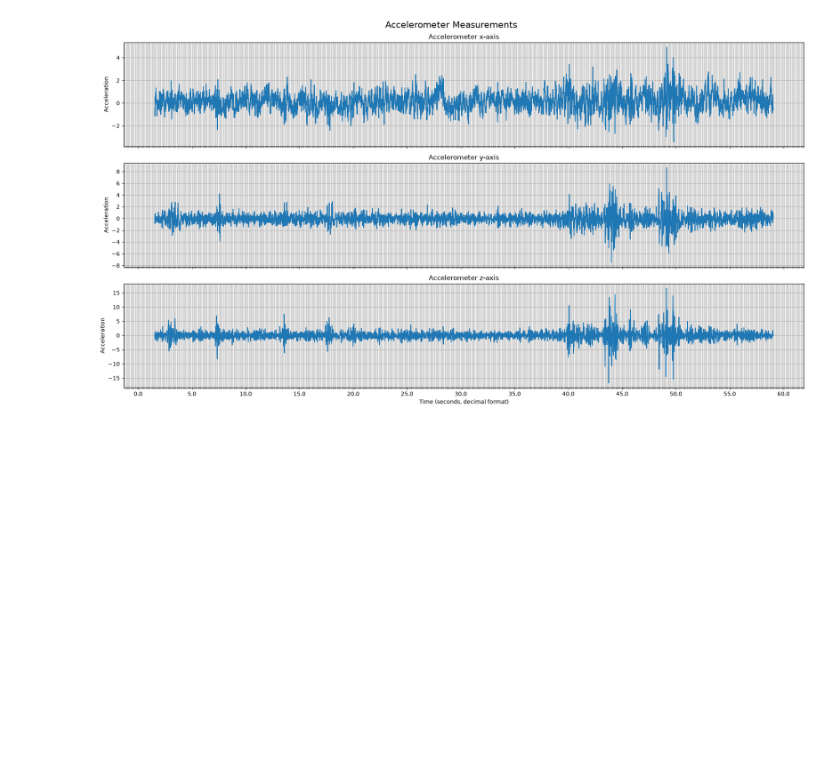
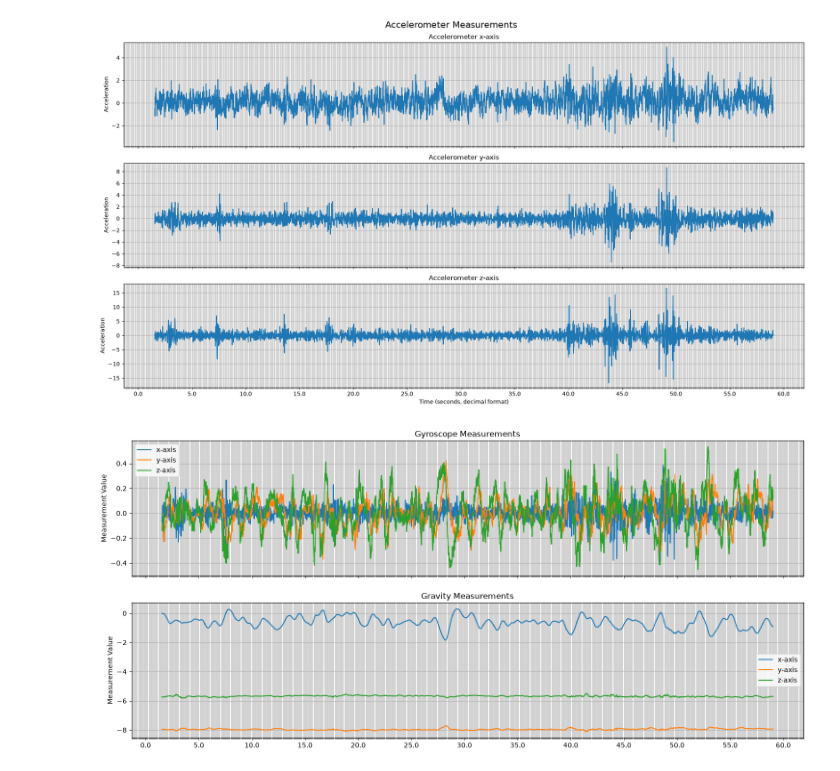
Before and after one commit to ale-the-hit-maker/bikelanes_quality_detector, a Jupyter notebook: notebooks/version1.ipynb, the cells around one changed output. Cells and saved outputs as stored; diff of their text form; code cells hidden in the pictures; blank space fills up the shorter version.

```diff
--- a/notebooks/version1.ipynb
+++ b/notebooks/version1.ipynb
@@ -106,3 +108,20 @@ fig.tight_layout()
 plt.show()
 # %% [output]
 [figure]
+# %%
+# plot the giroscope and gravity measurements
+
+fig, axes = plt.subplots(2, 1, figsize=(18, 8), sharex=True)
+for i, measurement_type in enumerate(["Gyroscope", "Gravity"]):
+    data = pd.read_csv(CUT_OUT_DIR + f"/bumpy_stadio/{measurement_type}.csv")
+    for axis_name in ["x", "y", "z"]:
+        axes[i].plot(data["seconds_elapsed"], data[axis_name], label=f"{axis_name}-axis")
+    axes[i].set_title(f"{measurement_type} Measurements")
+    axes[i].set_ylabel("Measurement Value")
+    axes[i].grid(True, which="both")
+    axes[i].xaxis.set_major_locator(MultipleLocator(5.0))
+    axes[i].xaxis.set_major_formatter(FormatStrFormatter("%.1f"))
+    axes[i].xaxis.set_minor_locator(MultipleLocator(0.1))
+    axes[i].legend()
+# %% [output]
+[figure, added]
```
Also changed, not shown: parts of 6 cells of this notebook, 39 other files.
